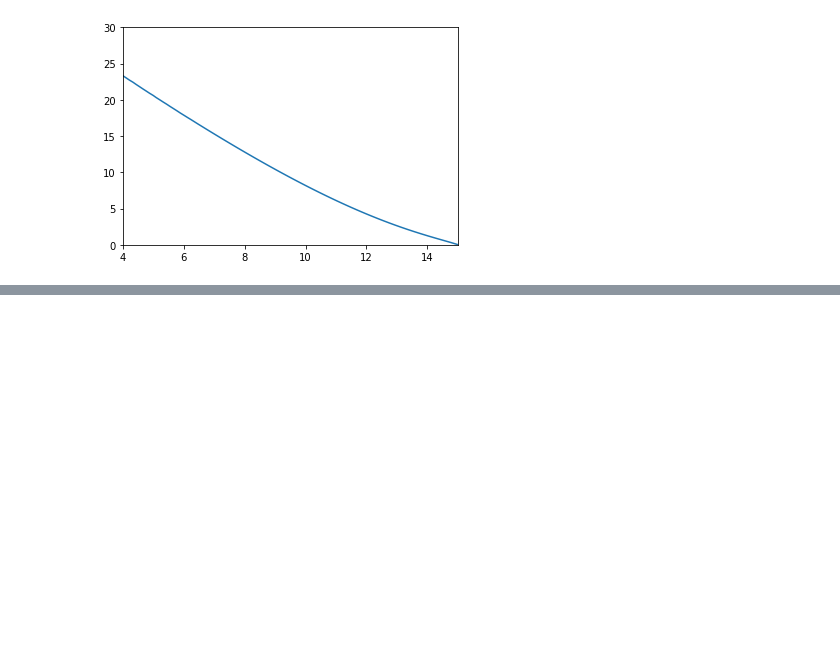
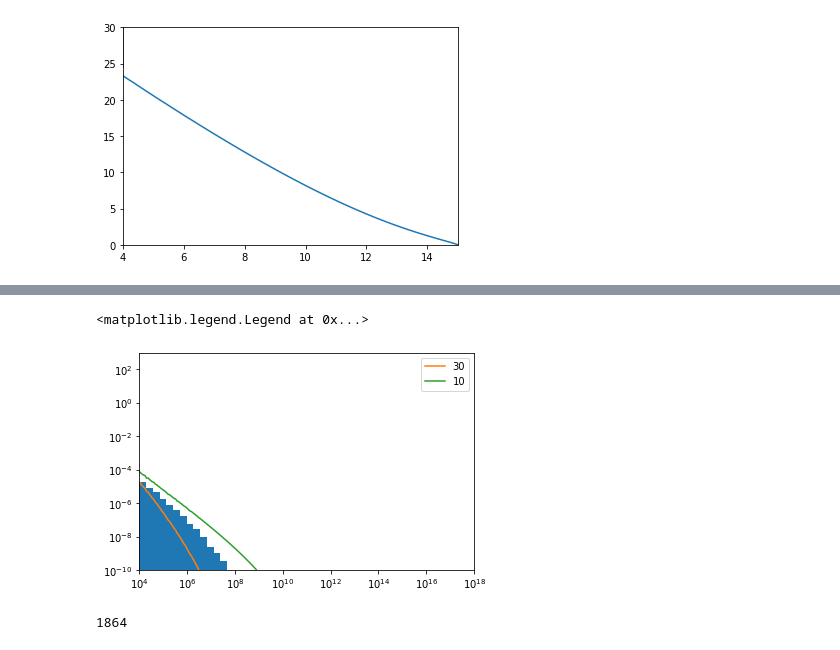
Before and after one commit to antoninvapa/Masters-Project, a Jupyter notebook: Classes.ipynb, the cells around one changed output, grey strips where cells are left out. Drawn from its saved outputs; the diff is of its cells as text; code cells hidden in the pictures; blank space fills up the shorter version.

```diff
--- a/Classes.ipynb
+++ b/Classes.ipynb
@@ -839,0 +732,5 @@ len(Ms)
+# %%
+HIMF=HaloMassFunction(0)
+m = np.logspace(4, 10, 100)
+Himf = HIMF.IMF(m, 30)/np.abs(halo_PDF_norm(30))
+Himf
@@ -839,0 +758,16 @@ len(Ms)
+# %%
+plt.hist(Ms, bins=10**np.linspace(4,15,40), log=True, density=True)
+plt.plot(m, Himf, label='30')
+plt.plot(m, Himf_10, label='10')
+plt.ylim(1e-10,1e3)
+plt.xscale('log')
+plt.yscale('log')
+plt.xlim(1e4, 1e18)
+plt.legend()
+# %% [output]
+<matplotlib.legend.Legend at 0x...>
+[figure, added]
+# %%
+len(Ms)
+# %% [output]
+1864
```
Also changed, not shown: parts of 22 cells of this notebook.
